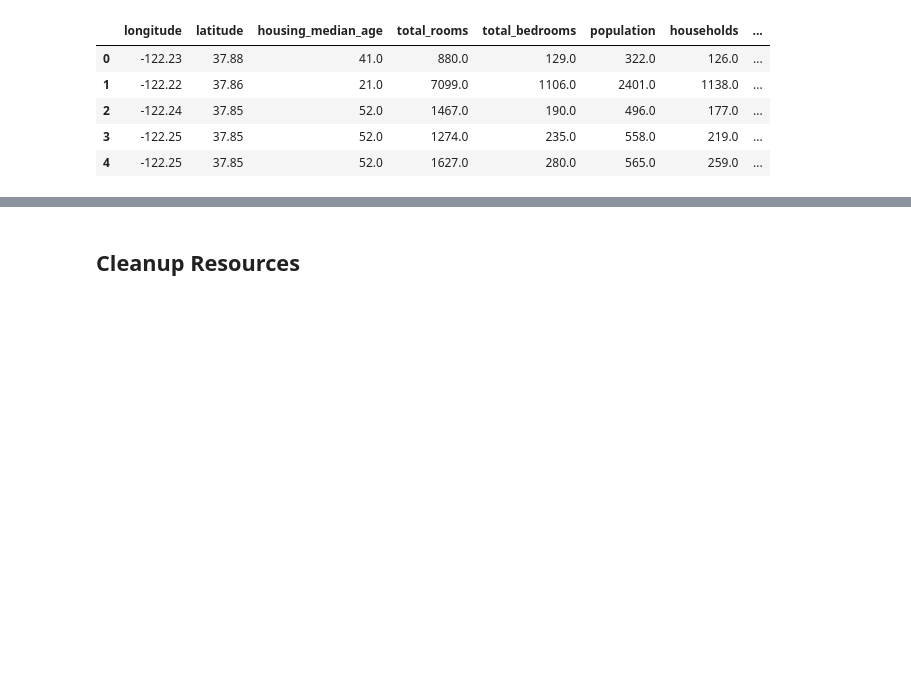
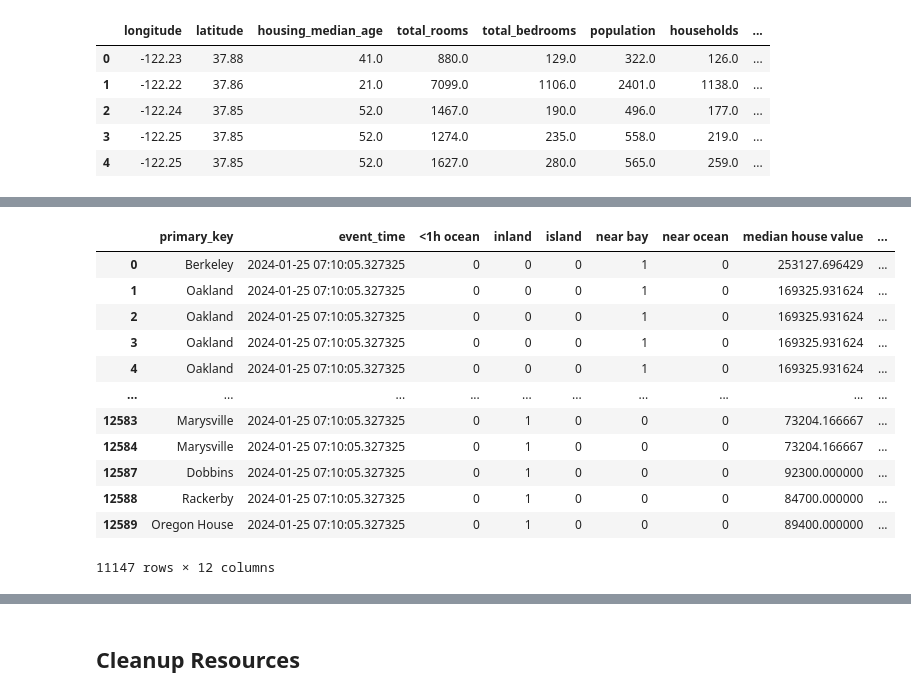
Before and after one commit to jerm914/aai-540, a Jupyter notebook: Assignment_3/Assignment_3.ipynb, the cells around one changed output, grey strips where cells are left out. Cells and saved outputs as stored; diff of their text form; code cells hidden in the pictures; blank space fills up the shorter version.

```diff
--- a/Assignment_3/Assignment_3.ipynb
+++ b/Assignment_3/Assignment_3.ipynb
@@ -93,0 +378,24 @@ housing_data.head()
+# %%
+# Fill null values with 0
+neighborhood_feature_group.fillna(0, inplace=True)
+# %%
+# Encode boolean values
+boolean_columns = ['<1h ocean', 'inland', 'island', 'near bay', 'near ocean']
+neighborhood_feature_group[boolean_columns] = neighborhood_feature_group[boolean_columns].astype(int)
+
+# Display the created and encoded neighborhood feature group
+neighborhood_feature_group
+# %% [output]
+|  | primary_key | event_time | <1h ocean | inland | island | near bay | near ocean | median house value | ... |
+| 0 | Berkeley | 2024-01-25 07:10:05.327325 | 0 | 0 | 0 | 1 | 0 | 253127.696429 | ... |
+| 1 | Oakland | 2024-01-25 07:10:05.327325 | 0 | 0 | 0 | 1 | 0 | 169325.931624 | ... |
+| 2 | Oakland | 2024-01-25 07:10:05.327325 | 0 | 0 | 0 | 1 | 0 | 169325.931624 | ... |
+| 3 | Oakland | 2024-01-25 07:10:05.327325 | 0 | 0 | 0 | 1 | 0 | 169325.931624 | ... |
+| 4 | Oakland | 2024-01-25 07:10:05.327325 | 0 | 0 | 0 | 1 | 0 | 169325.931624 | ... |
+| ... | ... | ... | ... | ... | ... | ... | ... | ... | ... |
+| 12583 | Marysville | 2024-01-25 07:10:05.327325 | 0 | 1 | 0 | 0 | 0 | 73204.166667 | ... |
+| 12584 | Marysville | 2024-01-25 07:10:05.327325 | 0 | 1 | 0 | 0 | 0 | 73204.166667 | ... |
+| 12587 | Dobbins | 2024-01-25 07:10:05.327325 | 0 | 1 | 0 | 0 | 0 | 92300.000000 | ... |
+| 12588 | Rackerby | 2024-01-25 07:10:05.327325 | 0 | 1 | 0 | 0 | 0 | 84700.000000 | ... |
+| 12589 | Oregon House | 2024-01-25 07:10:05.327325 | 0 | 1 | 0 | 0 | 0 | 89400.000000 | ... |
+11147 rows × 12 columns
```
Also changed, not shown: parts of 20 cells of this notebook.
